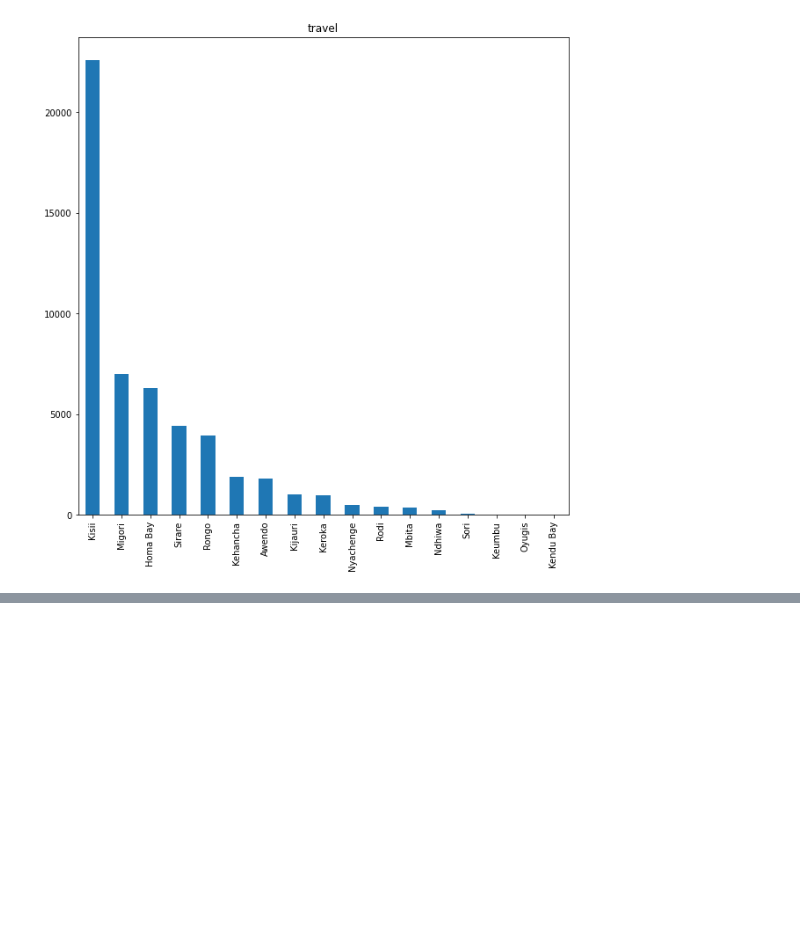
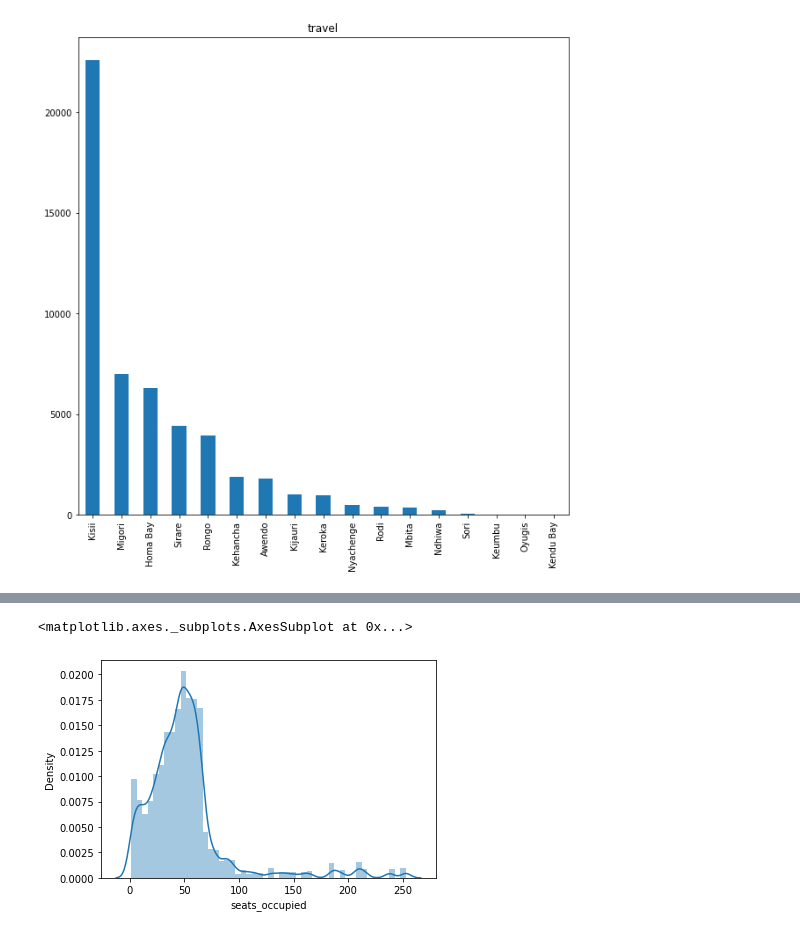
Before and after one commit to spandit98/Transport_Demand_Prediction, a Jupyter notebook: Transport_Demand_Prediction_Soumyadeep.ipynb, the cells around one changed output, grey strips where cells are left out. Saved outputs shown, nothing was run; the diff lists cells and outputs as text; code cells hidden in the pictures; blank space fills up the shorter version.

```diff
--- a/Transport_Demand_Prediction_Soumyadeep.ipynb
+++ b/Transport_Demand_Prediction_Soumyadeep.ipynb
@@ -193,0 +253,3 @@ Text(0.5, 1.0, 'travel')
+# %%
+#Finding the independent variable
+df['seats_occupied']=df.groupby(['car_type','travel_date','travel_time','travel_from'])['travel_time'].transform('count')
@@ -193,0 +272,5 @@ Text(0.5, 1.0, 'travel')
+# %%
+sns.distplot(df[df['payment_method']=='Mpesa']['seats_occupied'])
+# %% [output]
+<matplotlib.axes._subplots.AxesSubplot at 0x...>
+[figure, added]
```
Also changed, not shown: parts of 14 cells of this notebook.
